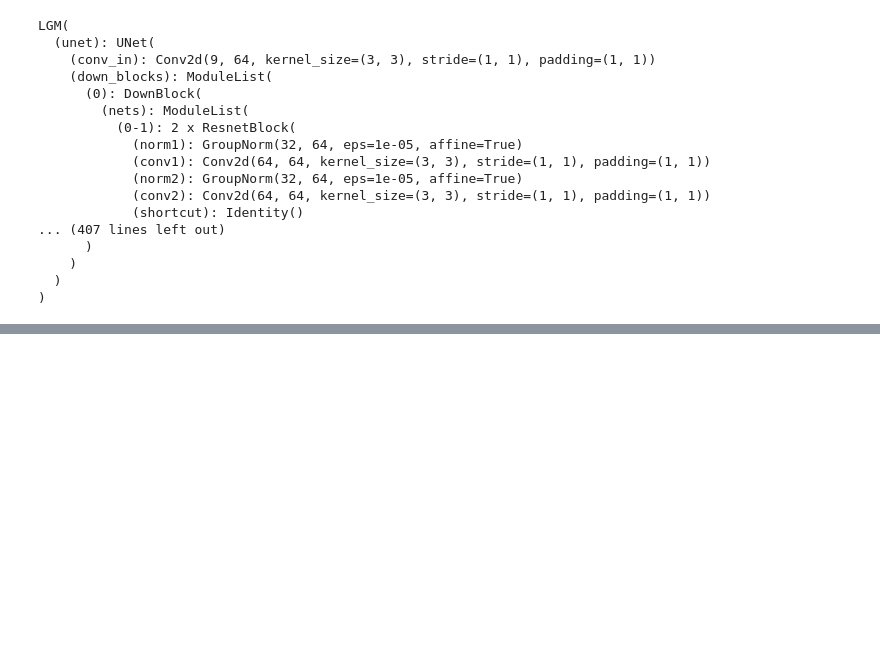
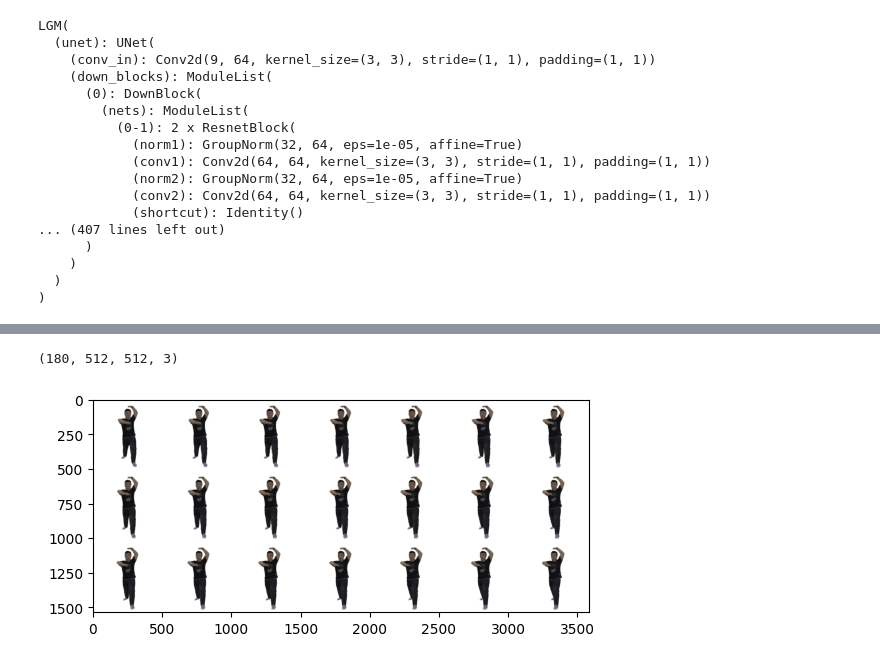
Before and after one commit to luoziqianX/TestGaussian_LGM, a Jupyter notebook: JupyterNotebooks/baseline_test.ipynb, the cells around one changed output, grey strips where cells are left out. Saved outputs shown, nothing was run; the diff lists cells and outputs as text; code cells hidden in the pictures; blank space fills up the shorter version.

```diff
--- a/JupyterNotebooks/baseline_test.ipynb
+++ b/JupyterNotebooks/baseline_test.ipynb
@@ -47,7 +47,7 @@ class defaut_path:
 class args:
     input_dir='./0000/images'
     istart=0
-    device='cuda:1'
+    device='cuda:0'
     checkpoints_path='pretrained/model_fp16.safetensors'
     output_ply_path='./outputs/pointclouds.ply'
     output_video_path='./outputs/video.mp4'
@@ -172,11 +170,17 @@ Compile with `TORCH_USE_CUDA_DSA` to enable device-side assertions.
 # %%
 import matplotlib.pyplot as plt
+# %%
+images.shape
+# %% [output]
+(180, 512, 512, 3)
 # %%
-image=np.zeros((256*3,256*7,3))
+image=np.zeros((512*3,512*7,3)).astype(np.uint8)
 for i in range(3):
     for j in range(7):
-        idx=i*7+j
-        image[:256*i:256*(i+1),:256*j:256*(j+1),:]=images[idx]
+        idx=i*3+j
+        image[512*i:512*(i+1),512*j:512*(j+1),:]=images[idx]
 
 plt.imshow(image)
 plt.show()
+# %% [output]
+[figure, added]
```
Also changed, not shown: parts of 3 cells of this notebook, 1 other file.
